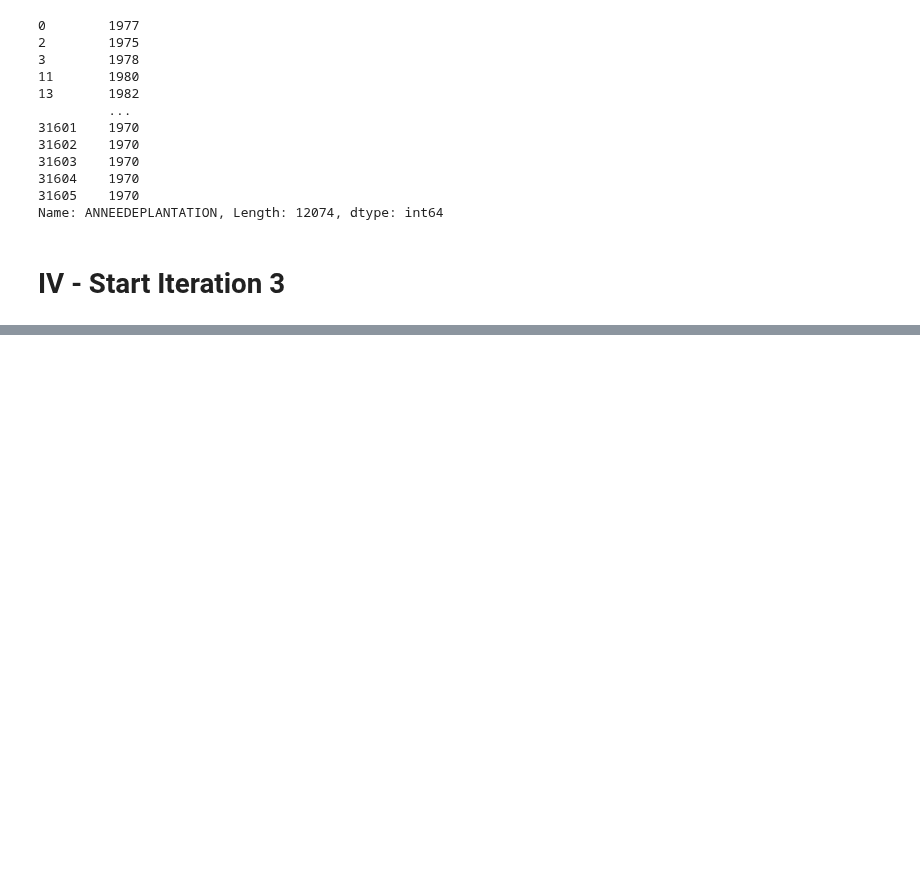
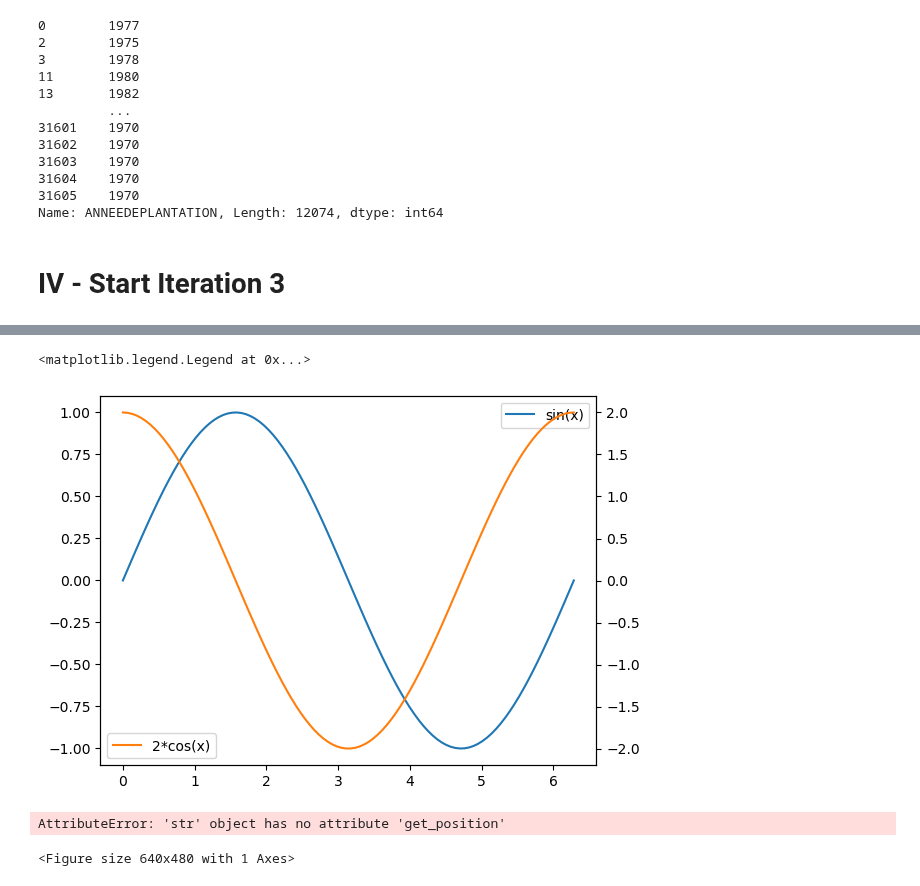
Before and after one commit to ManuLabricole/CDN-StatisticExploratoire, a Jupyter notebook: notebooks/iterable_3.ipynb, the cells around one changed output, grey strips where cells are left out. Saved outputs shown, nothing was run; the diff lists cells and outputs as text; code cells hidden in the pictures; blank space fills up the shorter version.

```diff
--- a/notebooks/iterable_3.ipynb
+++ b/notebooks/iterable_3.ipynb
@@ -332 +362,27 @@ newDf
+# %%
+x = np.linspace(0, 2*np.pi, 100)
+
+fig = plt.figure()
+ax = fig.add_subplot(111)
+ax.plot(x, np.sin(x), label='sin(x)')
+ax1 = ax.twinx()
+ax1.plot(x, 2*np.cos(x), c='C1', label='2*cos(x)')
+# cf. 'CN' notation
+# https://matplotlib.org/tutorials/colors/colors.html#cn-color-selection
+
+ax.legend()
+ax1.legend()
+# %% [output]
+<matplotlib.legend.Legend at 0x...>
+[figure, added]
+# %%
+handler, label = ax.get_legend_handles_labels()
+handler1, label1 = ax1.get_legend_handles_labels()
+ax.legend(handler+handler1, label+label1, loc='upper center', title='ax.legend')
+# Legend made by ax1.legend remains
+
+fig
+# %% [output]
+AttributeError: 'str' object has no attribute 'get_position'
+<Figure size 640x480 with 1 Axes>
 # %%
```
Also changed, not shown: parts of 15 cells of this notebook.
